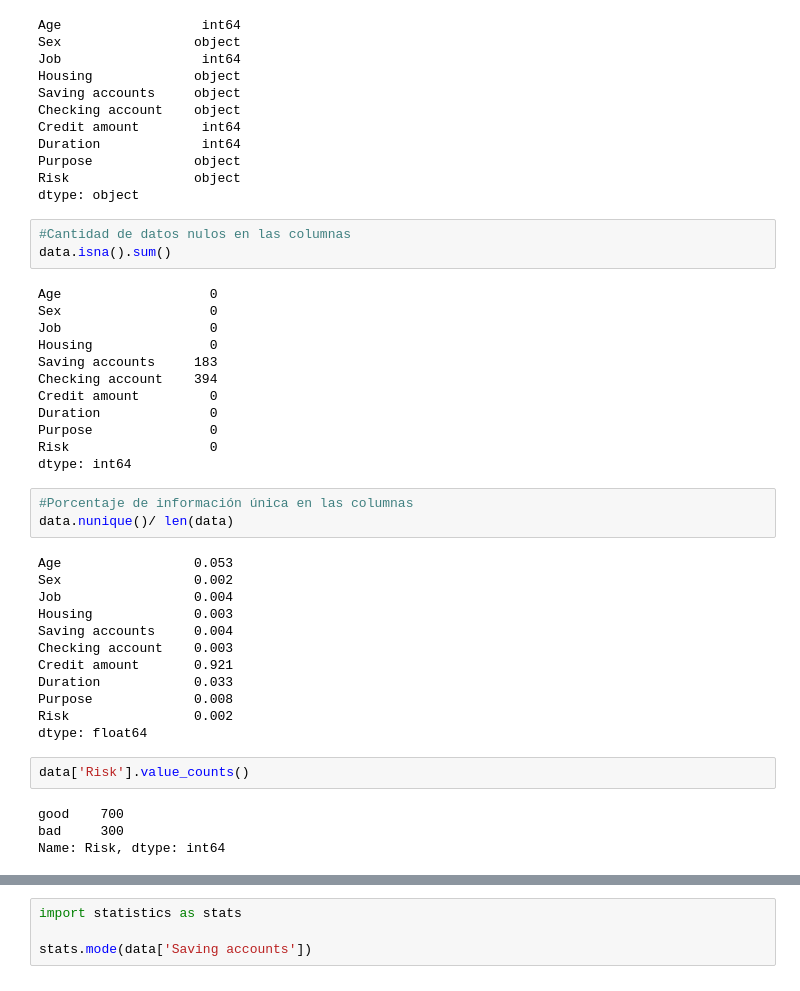
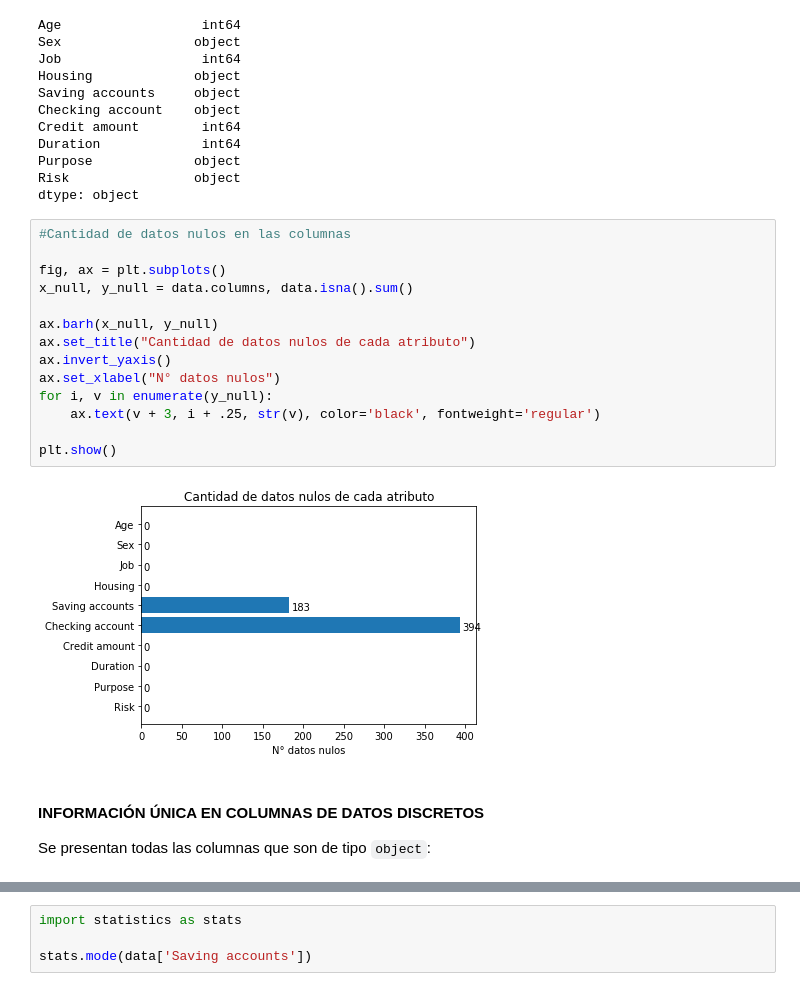
Before and after one commit to aLucaz/predicting-credit-risk, a Jupyter notebook: predict_models_credit_risk.ipynb, the cells around one changed output, grey strips where cells are left out. Saved outputs shown, nothing was run; the diff lists cells and outputs as text.

Commit message:
adding plots

```diff
--- a/predict_models_credit_risk.ipynb
+++ b/predict_models_credit_risk.ipynb
@@ -75,39 +75,22 @@ Duration             int64
 Purpose             object
 Risk                object
 dtype: object
-# %%
-#Cantidad de datos nulos en las columnas
-data.isna().sum()
-# %% [output]
-Age                   0
-Sex                   0
-Job                   0
-Housing               0
-Saving accounts     183
-Checking account    394
-Credit amount         0
-Duration              0
-Purpose               0
-Risk                  0
-dtype: int64
-# %%
-#Porcentaje de información única en las columnas
-data.nunique()/ len(data)
-# %% [output]
-Age                 0.053
-Sex                 0.002
-Job                 0.004
-Housing             0.003
-Saving accounts     0.004
-Checking account    0.003
-Credit amount       0.921
-Duration            0.033
-Purpose             0.008
-Risk                0.002
-dtype: float64
-# %%
-data['Risk'].value_counts()
-# %% [output]
-good    700
-bad     300
-Name: Risk, dtype: int64
+# %%
+#Cantidad de datos nulos en las columnas
+
+fig, ax = plt.subplots()
+x_null, y_null = data.columns, data.isna().sum()
+
+ax.barh(x_null, y_null)
+ax.set_title("Cantidad de datos nulos de cada atributo")
+ax.invert_yaxis()
+ax.set_xlabel("N° datos nulos")
+for i, v in enumerate(y_null):
+    ax.text(v + 3, i + .25, str(v), color='black', fontweight='regular')
+
+plt.show()
+# %% [output]
+[figure, added]
+# %% [markdown]
+#### INFORMACIÓN ÚNICA EN COLUMNAS DE DATOS DISCRETOS
+Se presentan todas las columnas que son de tipo `object`:
```
Also changed, not shown: parts of 7 cells of this notebook.
